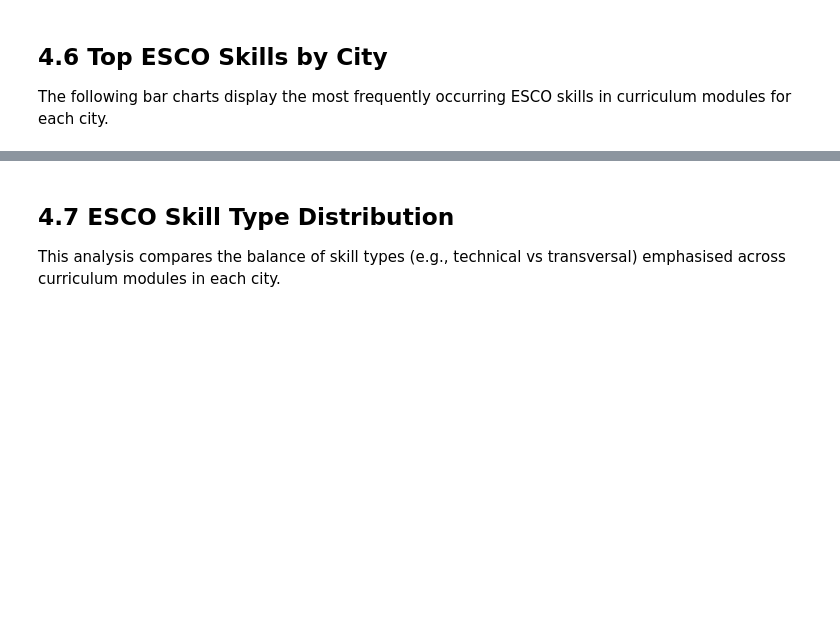
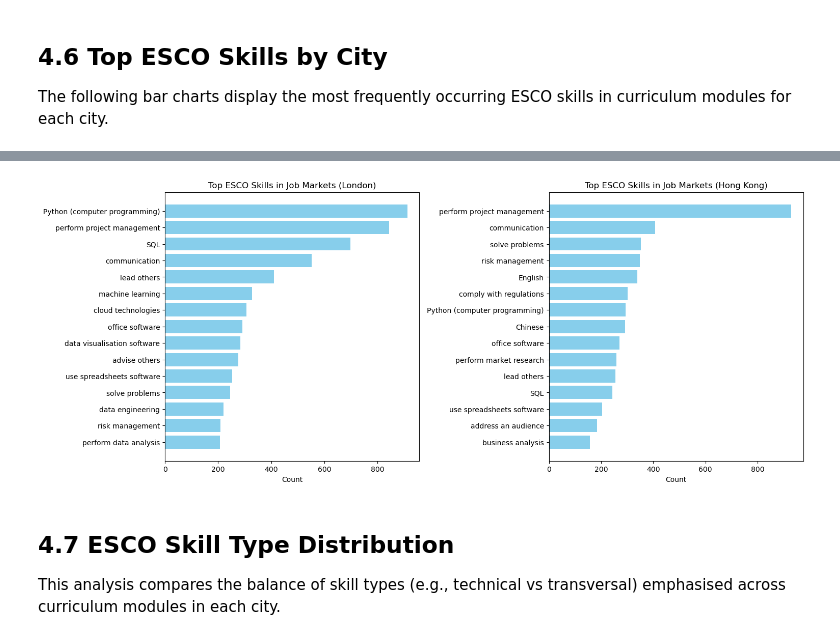
Before and after one commit to WPHdamian/Data-Science-Curriculum-Analysis-, a Jupyter notebook: 04_ESCO_Skill_Matching.ipynb, the cells around one changed output, grey strips where cells are left out. Saved outputs shown, nothing was run; the diff lists cells and outputs as text; code cells hidden in the pictures; blank space fills up the shorter version.

```diff
--- a/04_ESCO_Skill_Matching.ipynb
+++ b/04_ESCO_Skill_Matching.ipynb
@@ -40,6 +40,7 @@ This notebook uses the `clean_tokens` column, which contains unigrams, bigrams,
 representing cleaned module text.
 # %%
 df = pd.read_parquet("curriculum_with_topics.parquet")
+job = pd.read_parquet("job_lda.parquet")
 # df = pd.read_parquet("data/curriculum_with_topics.parquet")
 df.head()
 # %% [output]
@@ -101,6 +102,8 @@ for _, row in esco.iterrows():
         labels.append(row["preferredLabel"])
     if pd.notna(row["altLabels"]):
         labels.extend(row["altLabels"].split("|"))
+    if pd.notna(row["hiddenLabels"]):
+        labels.extend(row["hiddenLabels"].split("\n"))
 
     for lab in labels:
         norm = normalize(lab)
@@ -230,0 +244,10 @@ cross-city comparison of curriculum emphasis.
+# %%
+df["esco_skill_count"] = df["esco_skills"].apply(len)
+
+zero_match_rate = len(df[df["esco_skill_count"] == 0]) / len(df)
+print("Zero-match rate (curriculum):", zero_match_rate)
+
+job["esco_skill_count"] = job["esco_skills"].apply(len)
+
+zero_match_rate = len(job[job["esco_skill_count"] == 0]) / len(df)
+print("Zero-match rate (job market):", zero_match_rate)
@@ -279,3 +369,38 @@ plt.show()
+# %%
+city_skill_counts = (
+    job.explode("esco_skills")
+      .groupby(["location", "esco_skills"])
+      .size()
+      .reset_index(name="count")
+      .sort_values("count", ascending=False)
+)
+
+city_skill_counts.head()
+
+
+# Get the unique cities
+cities = job["location"].unique()
+
+# Create a 1-row, 2-column subplot grid
+fig, axes = plt.subplots(1, 2, figsize=(15, 6), constrained_layout=True)
+
+for i, city in enumerate(cities):
+    ax = axes[i]  # Select the appropriate subplot
+    top_skills = (
+        city_skill_counts[city_skill_counts["location"] == city]
+        .head(15)
+    )
+
+    ax.barh(top_skills["esco_skills"], top_skills["count"], color="skyblue")
+    ax.set_title(f"Top ESCO Skills in Job Markets ({city})")
+    ax.set_xlabel("Count")
+    ax.invert_yaxis()
+
+# Save the combined plot
+plt.savefig(output_dir / "esco_top_job_skills_two_cities.png")
+plt.show()
+# %% [output]
+[figure, added]
 # %% [markdown]
 ## 4.7 ESCO Skill Type Distribution
 
```
Also changed, not shown: parts of 27 cells of this notebook.
